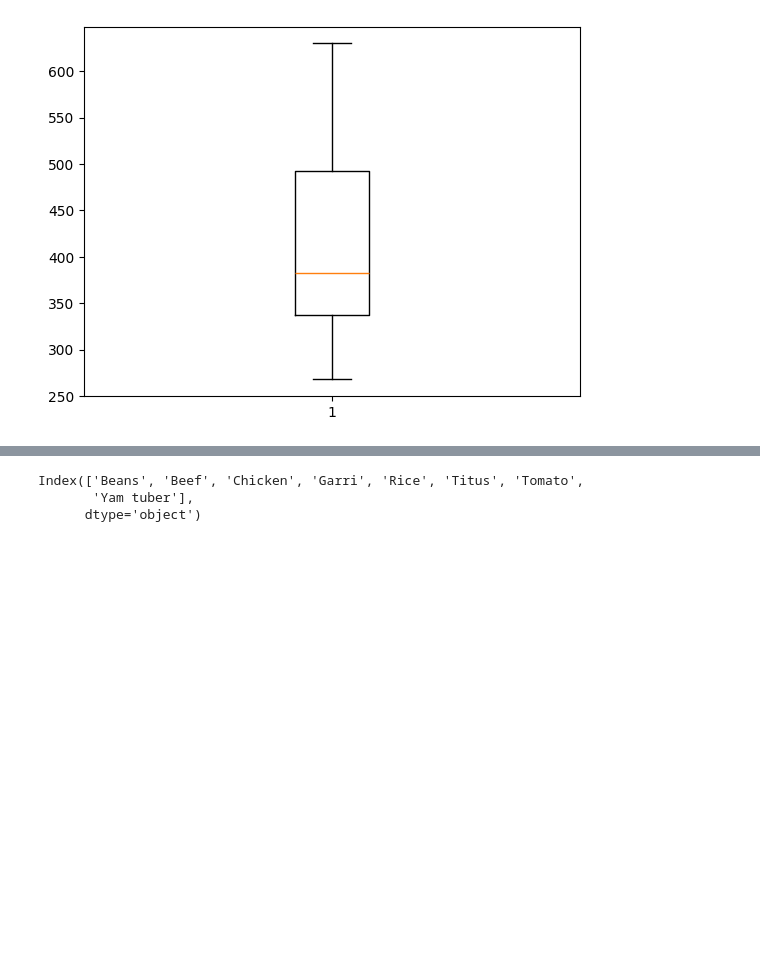
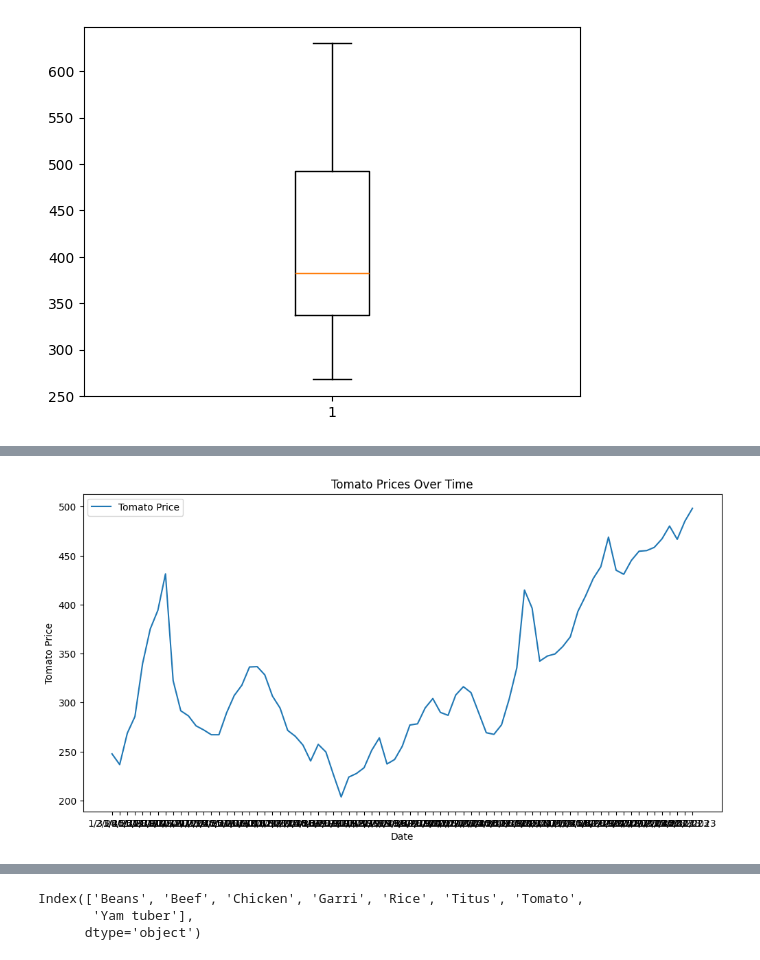
Before and after one commit to SamBoss19/Price-Prediction-Analysis, a Jupyter notebook: Foodprice.ipynb, the cells around one changed output, grey strips where cells are left out. Drawn from its saved outputs; the diff is of its cells as text; code cells hidden in the pictures; blank space fills up the shorter version.

```diff
--- a/Foodprice.ipynb
+++ b/Foodprice.ipynb
@@ -134,0 +113,10 @@ plt.plot(df_food['Yam tuber'])
+# %%
+plt.figure(figsize=(12, 6))
+plt.plot(df_food.Tomato, label='Tomato Price')
+plt.title('Tomato Prices Over Time')
+plt.xlabel('Date')
+plt.ylabel('Tomato Price')
+plt.legend()
+plt.show()
+# %% [output]
+[figure, added]
```
Also changed, not shown: parts of 16 cells of this notebook.
